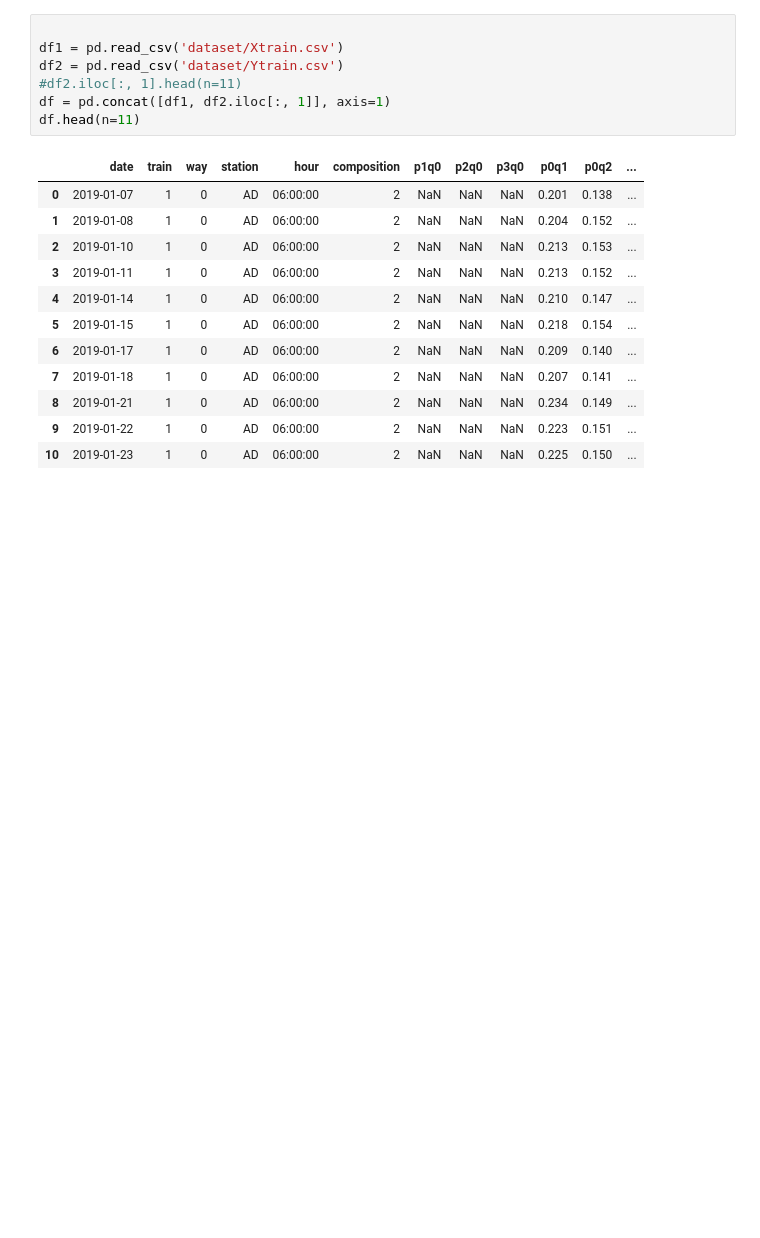
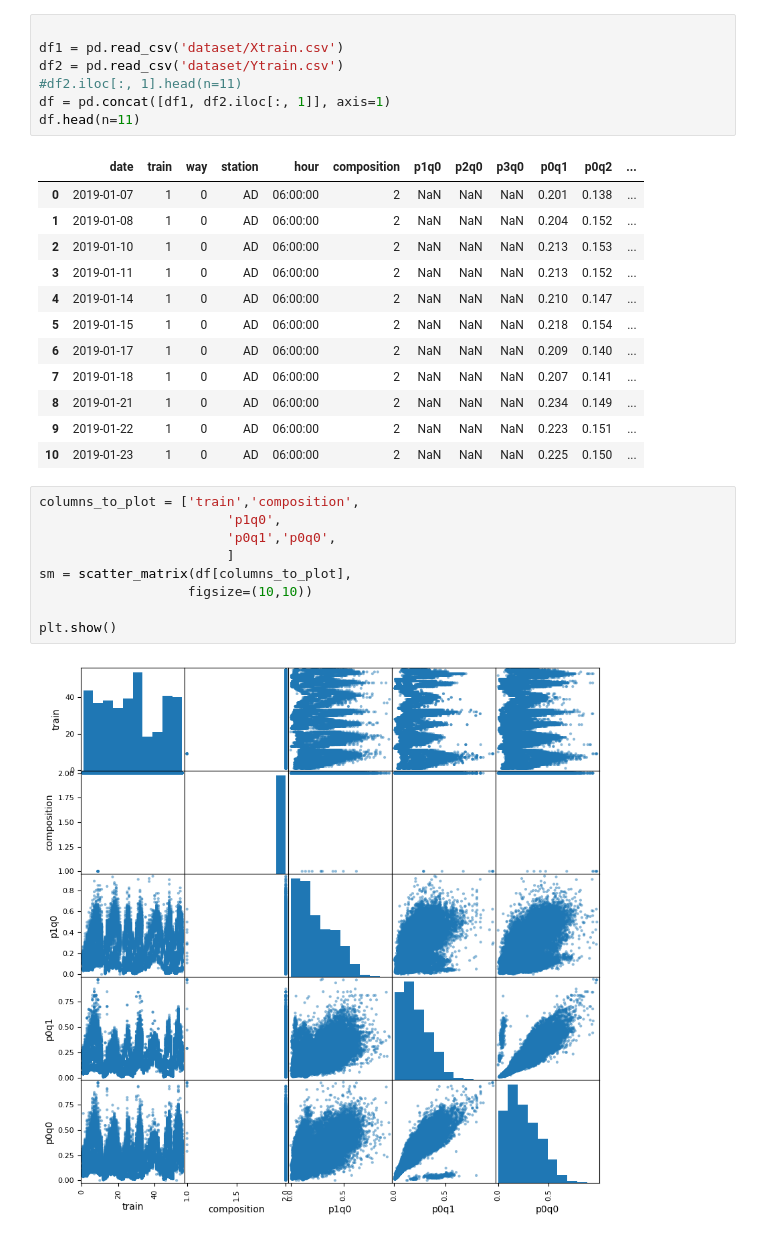
Before and after one commit to ImaneHoum/ML-network, a Jupyter notebook: code.ipynb, the cells around one changed output. Cells and saved outputs as stored; diff of their text form; blank space fills up the shorter version.

```diff
--- a/code.ipynb
+++ b/code.ipynb
@@ -27,3 +27,14 @@ df.head(n=11)
 | 8 | 2019-01-21 | 1 | 0 | AD | 06:00:00 | 2 | NaN | NaN | NaN | 0.234 | 0.149 | ... |
 | 9 | 2019-01-22 | 1 | 0 | AD | 06:00:00 | 2 | NaN | NaN | NaN | 0.223 | 0.151 | ... |
 | 10 | 2019-01-23 | 1 | 0 | AD | 06:00:00 | 2 | NaN | NaN | NaN | 0.225 | 0.150 | ... |
+# %%
+columns_to_plot = ['train','composition',
+                        'p1q0',
+                        'p0q1','p0q0',
+                        ]
+sm = scatter_matrix(df[columns_to_plot],
+                   figsize=(10,10))
+
+plt.show()
+# %% [output]
+[figure, added]
```
